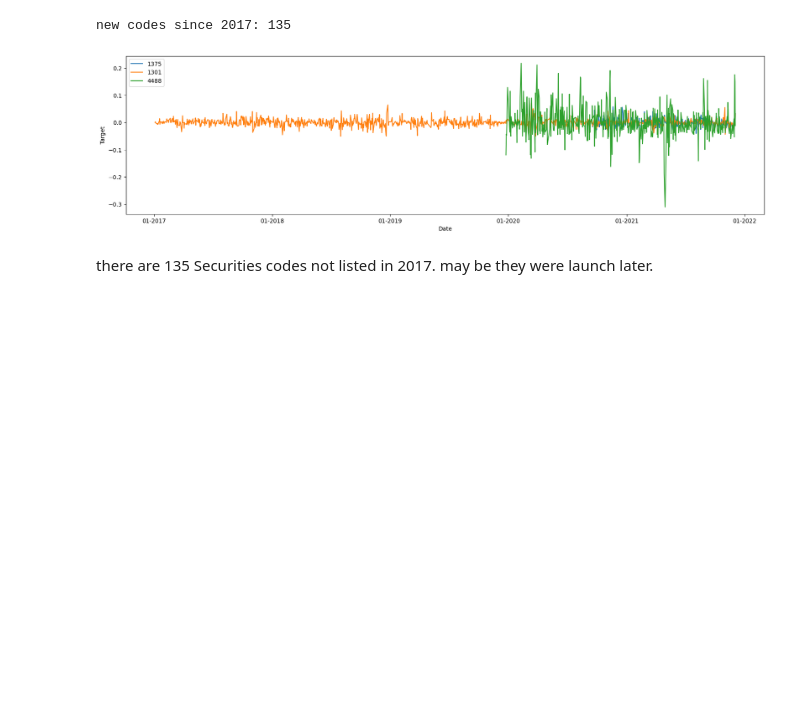
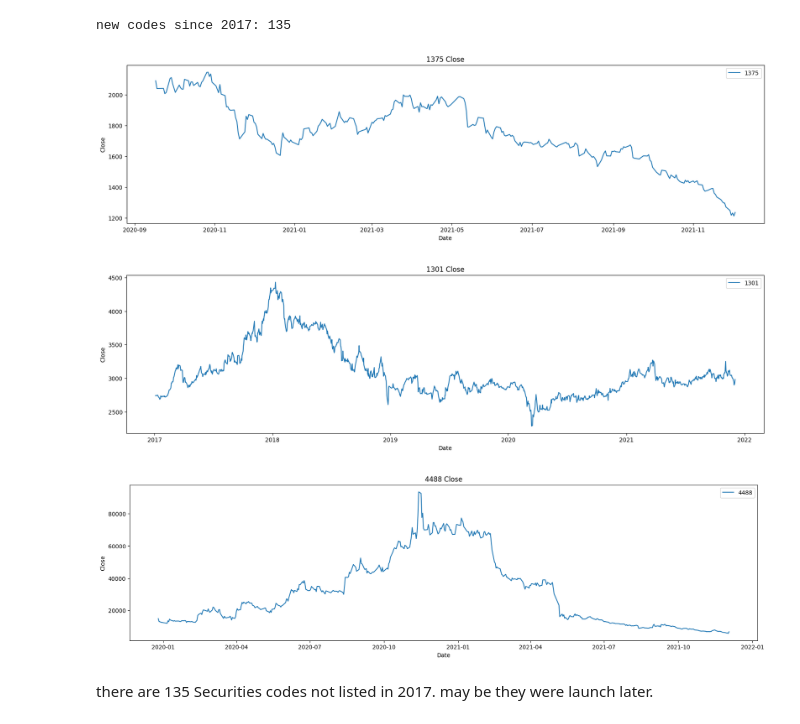
Before and after one commit to valentina-bec/tokyo-stock-exchange, a Jupyter notebook: notebooks/data.ipynb, the cells around one changed output. Saved outputs shown, nothing was run; the diff lists cells and outputs as text; code cells hidden in the pictures; blank space fills up the shorter version.

Commit message:
data and preprocessing functions

```diff
--- a/notebooks/data.ipynb
+++ b/notebooks/data.ipynb
@@ -410,19 +404,15 @@ print(f'new codes since 2017: {new_codes.SecuritiesCode.count()}')
 #print(old_codes.SecuritiesCode.count())
 # %% [output]
 new codes since 2017: 135
-# %%
-def plot_stock(df, Code, feature='Target'):
-    df = df.query('SecuritiesCode==@Code')
-    #plt.figure(figsize=(20,5))
-    sns.lineplot(data=df, y=feature, x='Date', label=code)
 # %%
-fig, ax = plt.subplots(figsize=(20,5))
-for code in [1375, 1301, 4488]:
-    plot_stock(prices, code)
-
-    ax.xaxis.set_major_formatter(DateFormatter("%m-%Y"))
+#fig, ax = plt.subplots(figsize=(20,5))
+for cod in [1375, 1301, 4488]:
+    plot_stock(prices, code=cod, feature='Close')
+    #ax.xaxis.set_major_formatter(DateFormatter("%m-%Y"))
 # %% [output]
-[figure, old version]
+[figure, new version]
+[figure, added]
+[figure, added]
 # %% [markdown]
 there are 135 Securities codes not listed in 2017.
 may be they were launch later.
```
Also changed, not shown: parts of 89 cells of this notebook, 1 other file.
